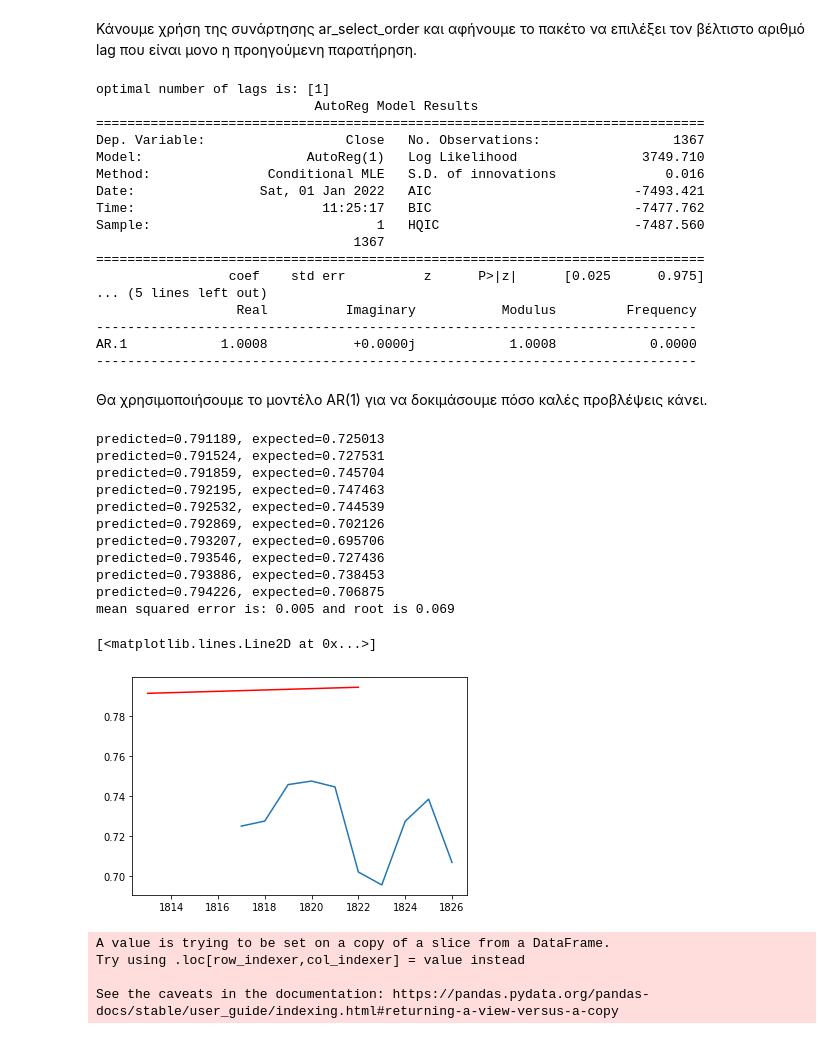
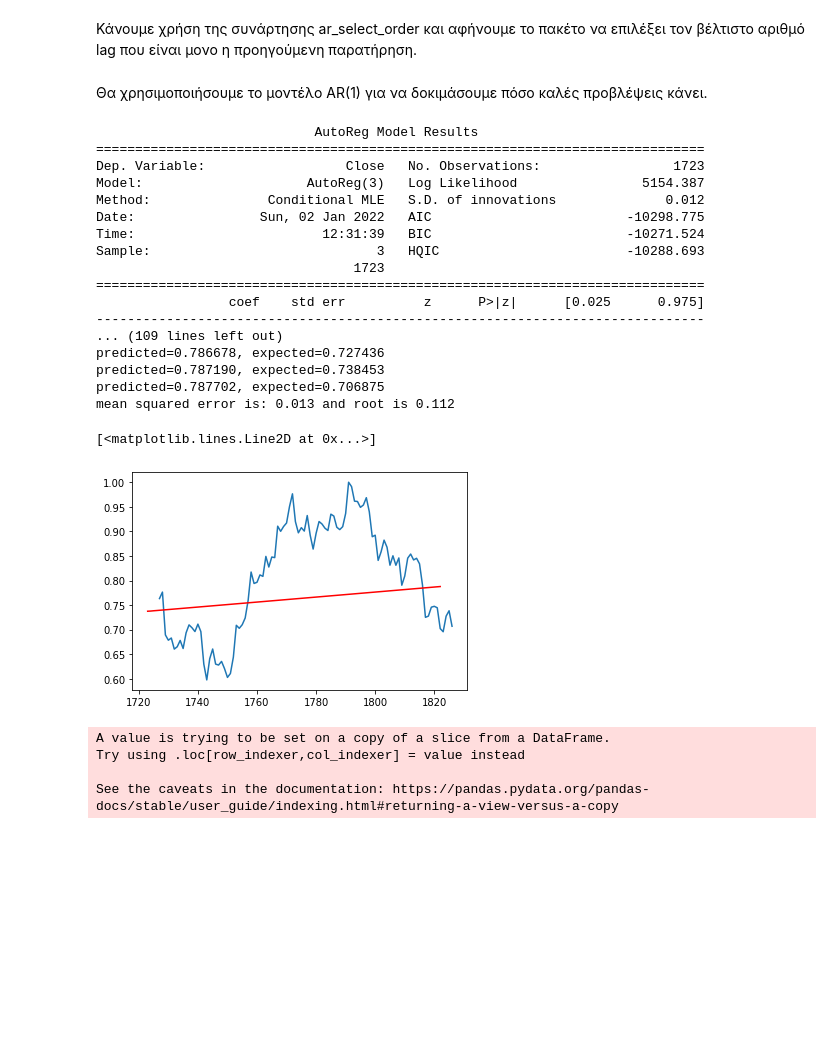
Before and after one commit to JimTsiob/Machine-Learning-project, a Jupyter notebook: lin.ipynb, the cells around one changed output. Saved outputs shown, nothing was run; the diff lists cells and outputs as text; code cells hidden in the pictures; blank space fills up the shorter version.

Commit message:
Why straight line in ar(3)

```diff
--- a/lin.ipynb
+++ b/lin.ipynb
@@ -221,58 +203,42 @@ AR.10            1.4846           -0.0000j            1.4846           -0.0000
 # %% [markdown]
 Κάνουμε χρήση της συνάρτησης ar_select_order και αφήνουμε το πακέτο να επιλέξει τον βέλτιστο αριθμό lag που είναι μονο η προηγούμενη παρατήρηση.
-# %%
-ar_selected=ar_select_order(y_train,maxlag=15)
-print("optimal number of lags is: {}".format(ar_selected.ar_lags) )
-ar1_fitted=ar_selected.model.fit()
-print(ar1_fitted.summary())
-# %% [output]
-optimal number of lags is: [1]
-                            AutoReg Model Results
-==============================================================================
-Dep. Variable:                  Close   No. Observations:                 1367
-Model:                     AutoReg(1)   Log Likelihood                3749.710
-Method:               Conditional MLE   S.D. of innovations              0.016
-Date:                Sat, 01 Jan 2022   AIC                          -7493.421
-Time:                        11:25:17   BIC                          -7477.762
-Sample:                             1   HQIC                         -7487.560
-                                 1367
-==============================================================================
-                 coef    std err          z      P>|z|      [0.025      0.975]
-... (5 lines left out)
-                  Real          Imaginary           Modulus         Frequency
------------------------------------------------------------------------------
-AR.1            1.0008           +0.0000j            1.0008            0.0000
------------------------------------------------------------------------------
 # %% [markdown]
 Θα χρησιμοποιήσουμε το μοντέλο AR(1) για να δοκιμάσουμε πόσο καλές προβλέψεις κάνει.
 # %%
-ar1_train_data,ar1_test_data=data_scaled["Close"].iloc[:len(data_scaled)-10],data_scaled["Close"].iloc[len(data_scaled)-10:]
+ar1_train_data,ar1_test_data=data_scaled["Close"].iloc[:len(data_scaled)-100],data_scaled["Close"].iloc[len(data_scaled)-100:]
 
-optimal_ar_model=ar_select_order(ar1_train_data,maxlag=30,trend='ct')
+optimal_ar_model=ar_select_order(ar1_train_data,maxlag=30)
 optimal_ar_model_fitted=optimal_ar_model.model.fit()
+print(optimal_ar_model_fitted.summary())
 ar1_predictions=optimal_ar_model_fitted.predict(start=len(ar1_train_data),end=len(ar1_train_data)+len(ar1_test_data)-1)
 for i in range(len(ar1_predictions)):
     print('predicted=%f, expected=%f' %(ar1_predictions.iloc[i],ar1_test_data.iloc[i]))
 rmse=mean_squared_error(ar1_test_data,ar1_predictions)
 rmse_root=np.sqrt(rmse)
 print("mean squared error is: %.3f and root is %.3f" %(rmse,rmse_root))
 
 plt.plot(ar1_test_data)
 plt.plot(ar1_predictions, color='red')
 # %% [output]
-predicted=0.791189, expected=0.725013
-predicted=0.791524, expected=0.727531
-predicted=0.791859, expected=0.745704
-predicted=0.792195, expected=0.747463
-predicted=0.792532, expected=0.744539
-predicted=0.792869, expected=0.702126
-predicted=0.793207, expected=0.695706
-predicted=0.793546, expected=0.727436
-predicted=0.793886, expected=0.738453
-predicted=0.794226, expected=0.706875
-mean squared error is: 0.005 and root is 0.069
+                            AutoReg Model Results
+==============================================================================
+Dep. Variable:                  Close   No. Observations:                 1723
+Model:                     AutoReg(3)   Log Likelihood                5154.387
+Method:               Conditional MLE   S.D. of innovations              0.012
+Date:                Sun, 02 Jan 2022   AIC                         -10298.775
+Time:                        12:31:39   BIC                         -10271.524
+Sample:                             3   HQIC                        -10288.693
+                                 1723
+==============================================================================
+                 coef    std err          z      P>|z|      [0.025      0.975]
+------------------------------------------------------------------------------
+... (109 lines left out)
+predicted=0.786678, expected=0.727436
+predicted=0.787190, expected=0.738453
+predicted=0.787702, expected=0.706875
+mean squared error is: 0.013 and root is 0.112
 [<matplotlib.lines.Line2D at 0x...>]
-[figure, old version]
+[figure, new version]
 # %%
 
 pd.plotting.register_matplotlib_converters()
```
Also changed, not shown: parts of 5 cells of this notebook.
